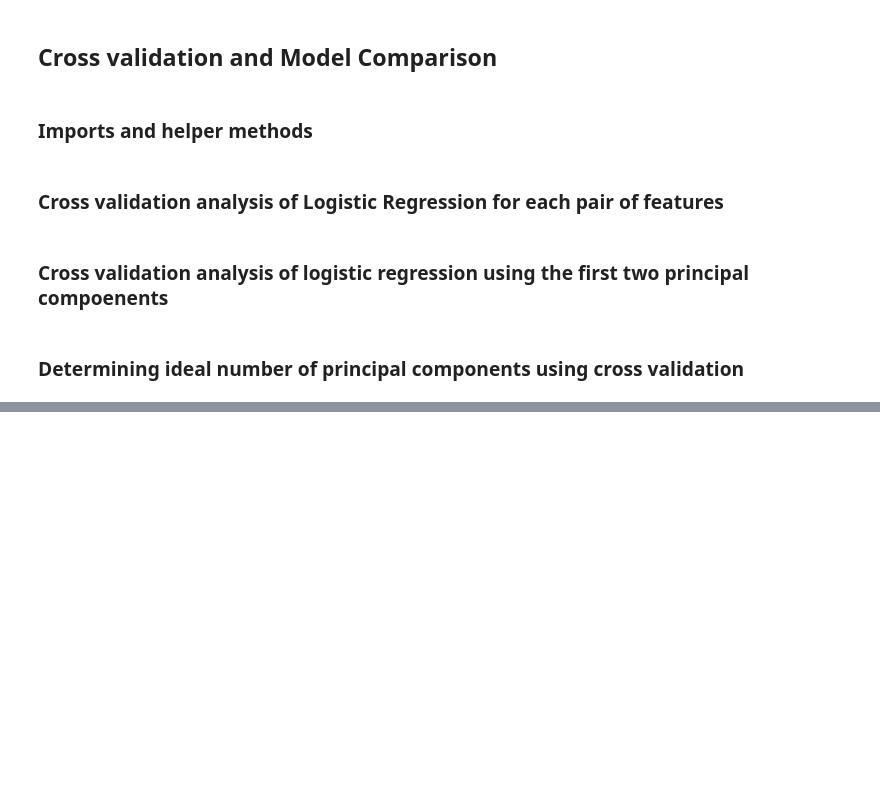
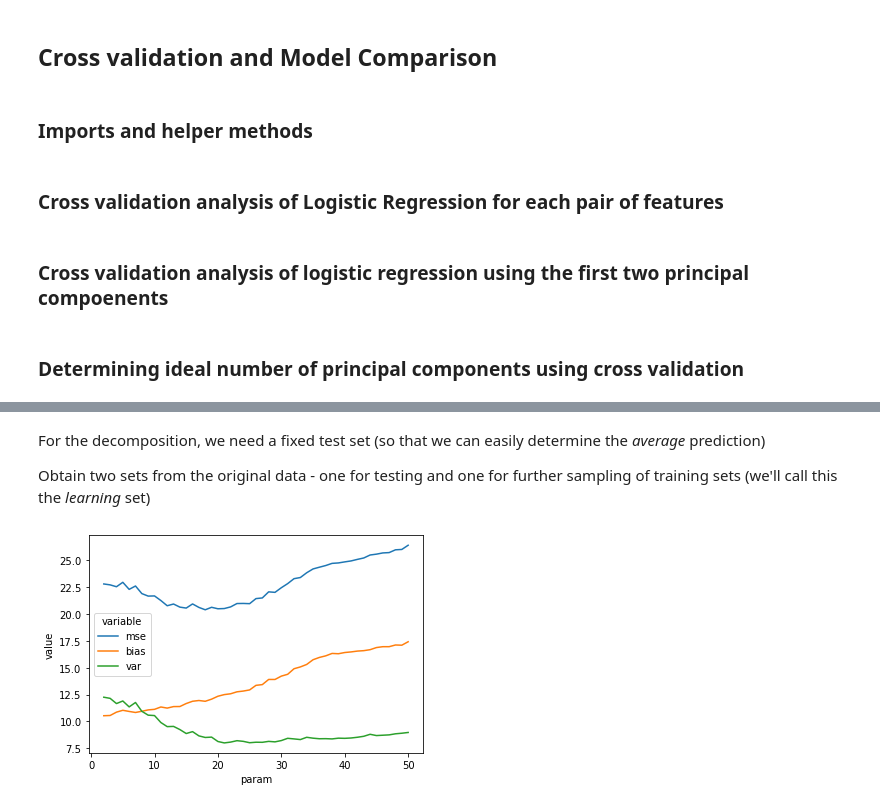
Before and after one commit to JacksonKerr/LinearRegression, a Jupyter notebook: PCA_Ensemble_Learning.ipynb, the cells around one changed output, grey strips where cells are left out. Cells and saved outputs as stored; diff of their text form; code cells hidden in the pictures; blank space fills up the shorter version.

```diff
--- a/PCA_Ensemble_Learning.ipynb
+++ b/PCA_Ensemble_Learning.ipynb
@@ -322,0 +344,48 @@ display(plt)
+# %%
+import numpy as np
+from sklearn.datasets import load_boston
+from sklearn.model_selection import train_test_split
+from sklearn.dummy import DummyRegressor
+from sklearn.metrics import mean_squared_error
+
+boston = load_boston()
+X = boston['data']
+y = boston['target']
+feature_names = boston['feature_names']
+
+## ignore this - this is just to have something to call in the loop!
+def eval_dummy(X_train, y_train, X_test, y_test):
+    return mean_squared_error(y_test, DummyRegressor().fit(X_train, y_train).predict(X_test))
+# %% [markdown]
+For the decomposition, we need a fixed test set (so that we can easily determine the _average_ prediction)
+
+Obtain two sets from the original data - one for testing and one for further sampling of training sets (we'll call this the _learning_ set)
+# %%
+X_learn, X_test, y_learn, y_test = train_test_split(X, y, train_size=0.7, random_state=1234)
+M = [ train_test_split(X_learn, y_learn, train_size=0.5, random_state=state) for state in range(100) ]
+# %%
+# Based on code from lab 10
+def bias_var_decomp(model_generator, M, h_param_name, h_param_range):
+  res = []
+  for (X_train, _, y_train, _) in tqdm(M):
+    for h_param in h_param_range:
+      mdl = model_generator(**{h_param_name : h_param}).fit(X_train, y_train)
+      y_pred = mdl.predict(X_test)
+      for i, y in enumerate(y_pred):
+          res.append({ 'param' : h_param, 'i' : i, 't' : y_test[i], 'y' : y })
+
+  # Plot mse, bias, and variance against eachother (Stolen from lab 10)
+  res = pd.DataFrame(res)
+  ybar = res.groupby([ 'param', 'i' ]).agg(ybar=('y', 'mean')).reset_index()
+  decomp = pd.merge(res, ybar, how='inner')
+  decomp['mse'] = (decomp['t'] - decomp['y'])**2
+  decomp['bias'] = (decomp['t'] - decomp['ybar'])**2
+  decomp['var'] = (decomp['y'] - decomp['ybar'])**2
+  decomp = decomp.groupby('param').agg({ 'mse' : np.mean, 'bias' : np.mean, 'var' : np.mean }).reset_index().melt(id_vars='param') ## Step 6
+  sns.lineplot(data=decomp, x='param', y='value', hue='variable');
+# %%
+# 4
+from sklearn.tree import DecisionTreeRegressor
+bias_var_decomp(DecisionTreeRegressor, M, 'min_samples_split', range(2, 51))
+# %% [output]
+[figure, added]
```
Also changed, not shown: parts of 11 cells of this notebook.
